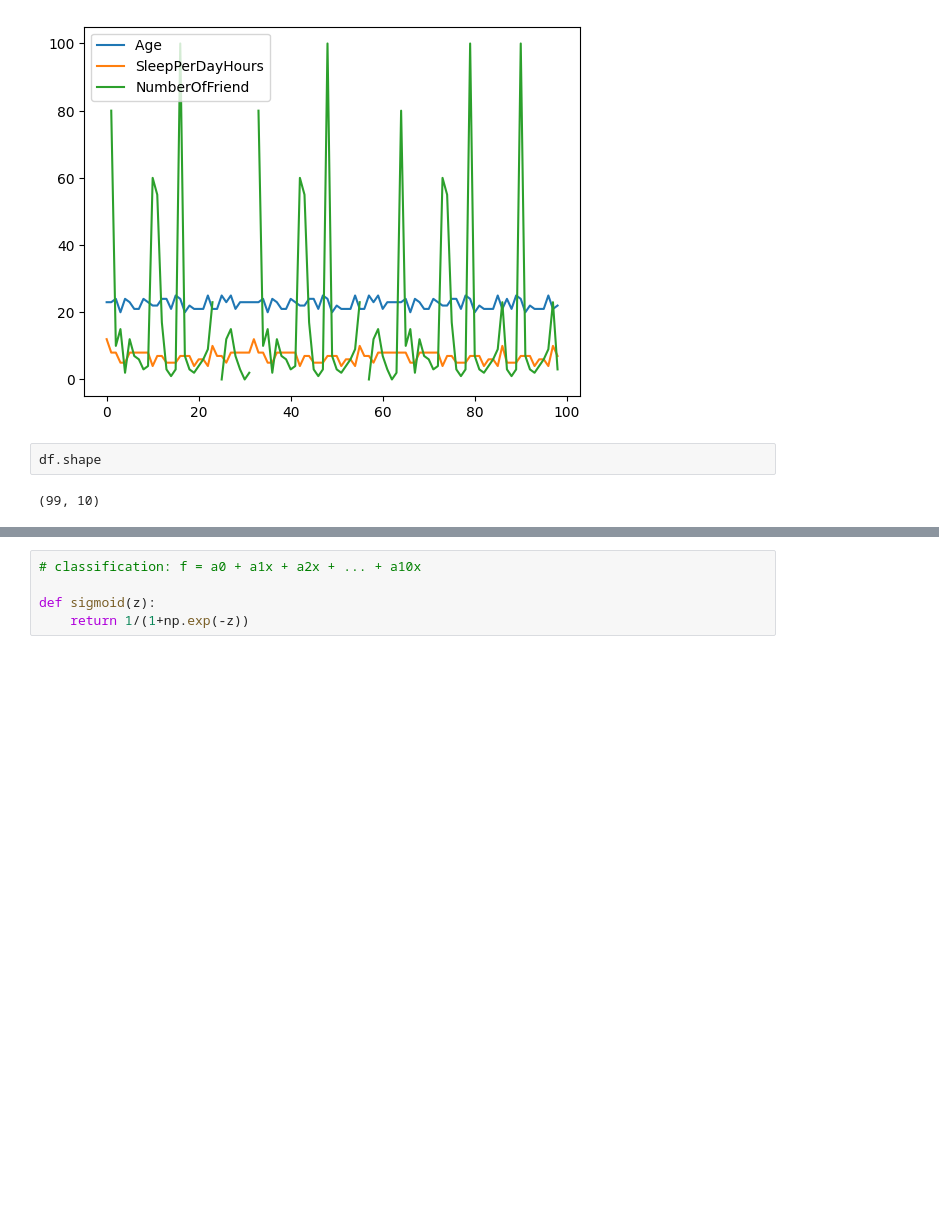
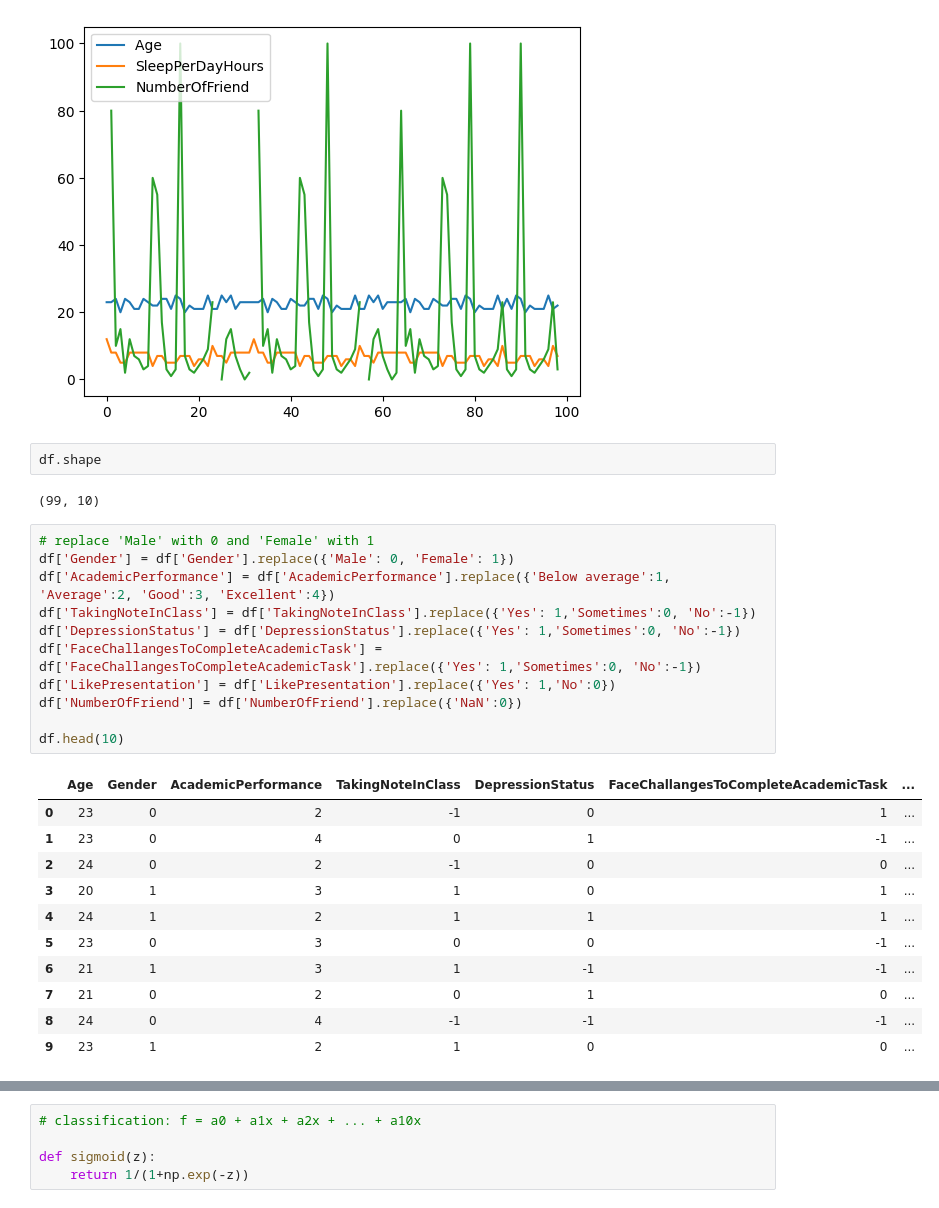
Before and after one commit to Horadmard/Machin_Learning_Project, a Jupyter notebook: Classification.ipynb, the cells around one changed output, grey strips where cells are left out. Cells and saved outputs as stored; diff of their text form; blank space fills up the shorter version.

```diff
--- a/Classification.ipynb
+++ b/Classification.ipynb
@@ -46,3 +38,26 @@ df.plot()
 df.shape
 # %% [output]
 (99, 10)
+# %%
+# replace 'Male' with 0 and 'Female' with 1
+df['Gender'] = df['Gender'].replace({'Male': 0, 'Female': 1})
+df['AcademicPerformance'] = df['AcademicPerformance'].replace({'Below average':1, 'Average':2, 'Good':3, 'Excellent':4})
+df['TakingNoteInClass'] = df['TakingNoteInClass'].replace({'Yes': 1,'Sometimes':0, 'No':-1})
+df['DepressionStatus'] = df['DepressionStatus'].replace({'Yes': 1,'Sometimes':0, 'No':-1})
+df['FaceChallangesToCompleteAcademicTask'] = df['FaceChallangesToCompleteAcademicTask'].replace({'Yes': 1,'Sometimes':0, 'No':-1})
+df['LikePresentation'] = df['LikePresentation'].replace({'Yes': 1,'No':0})
+df['NumberOfFriend'] = df['NumberOfFriend'].replace({'NaN':0})
+
+df.head(10)
+# %% [output]
+|  | Age | Gender | AcademicPerformance | TakingNoteInClass | DepressionStatus | FaceChallangesToCompleteAcademicTask | ... |
+| 0 | 23 | 0 | 2 | -1 | 0 | 1 | ... |
+| 1 | 23 | 0 | 4 | 0 | 1 | -1 | ... |
+| 2 | 24 | 0 | 2 | -1 | 0 | 0 | ... |
+| 3 | 20 | 1 | 3 | 1 | 0 | 1 | ... |
+| 4 | 24 | 1 | 2 | 1 | 1 | 1 | ... |
+| 5 | 23 | 0 | 3 | 0 | 0 | -1 | ... |
+| 6 | 21 | 1 | 3 | 1 | -1 | -1 | ... |
+| 7 | 21 | 0 | 2 | 0 | 1 | 0 | ... |
+| 8 | 24 | 0 | 4 | -1 | -1 | -1 | ... |
+| 9 | 23 | 1 | 2 | 1 | 0 | 0 | ... |
```
Also changed, not shown: parts of 2 cells of this notebook, 1 other file.
